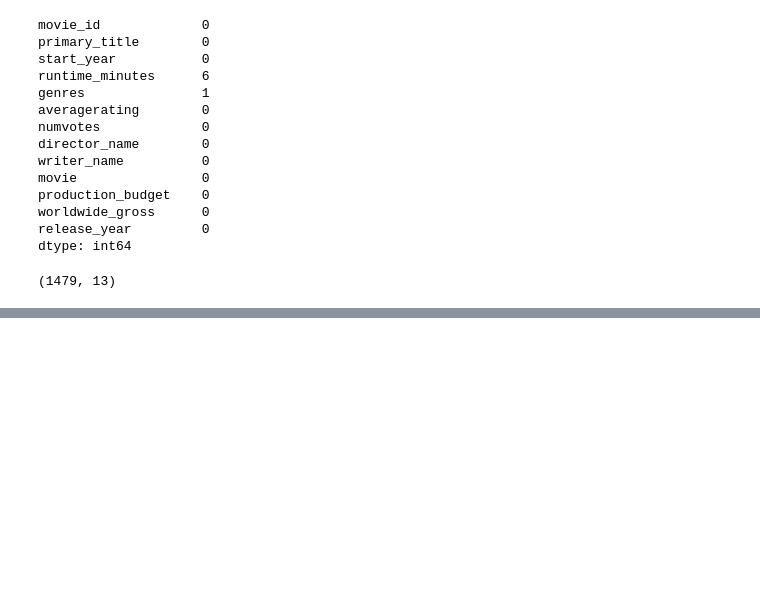
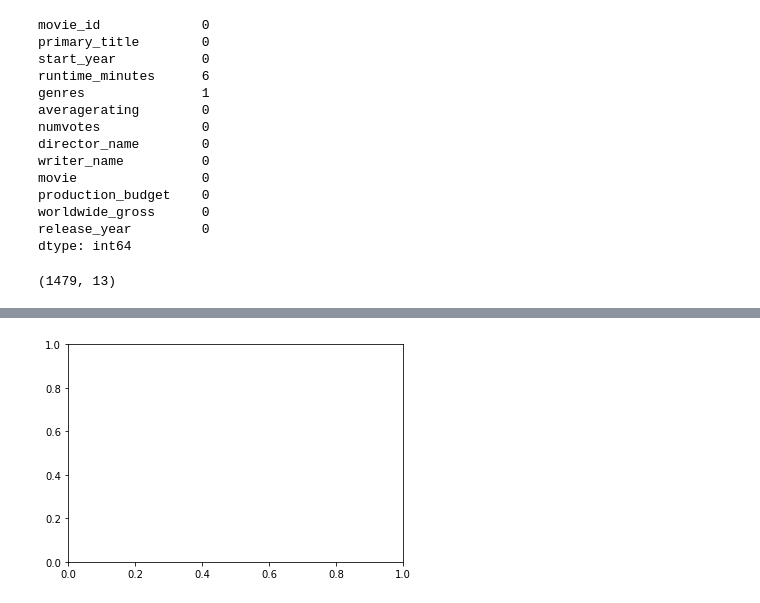
Before and after one commit to ThomasHChapman/p1_project, a Jupyter notebook: tom-working.ipynb, the cells around one changed output, grey strips where cells are left out. Cells and saved outputs as stored; diff of their text form; code cells hidden in the pictures; blank space fills up the shorter version.

```diff
--- a/tom-working.ipynb
+++ b/tom-working.ipynb
@@ -360,0 +377,8 @@ df_gross.shape
+# %%
+
+
+
+fig, ax = plt.subplots()
+ax =
+# %% [output]
+[figure, added]
```
Also changed, not shown: parts of 39 cells of this notebook.
